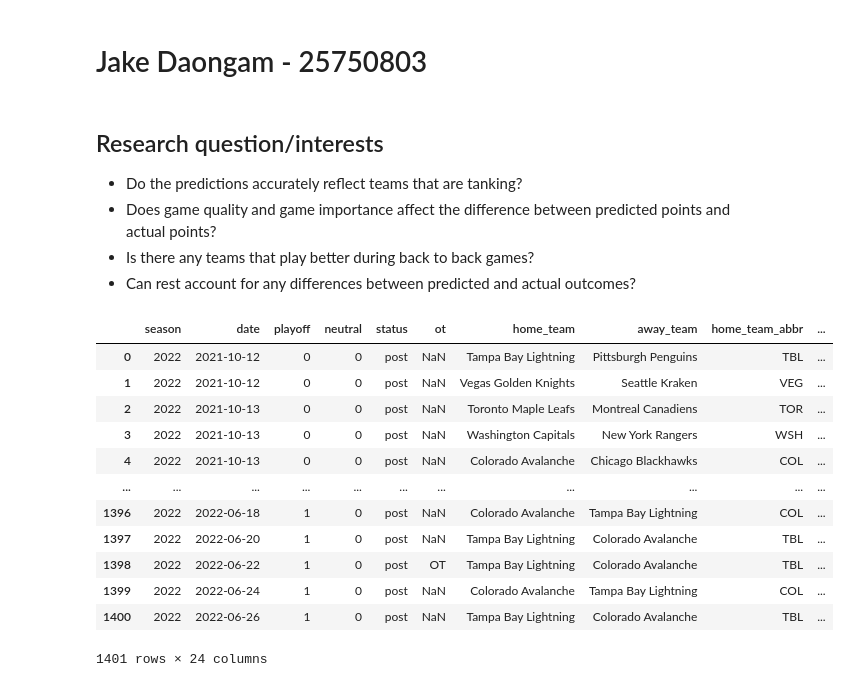
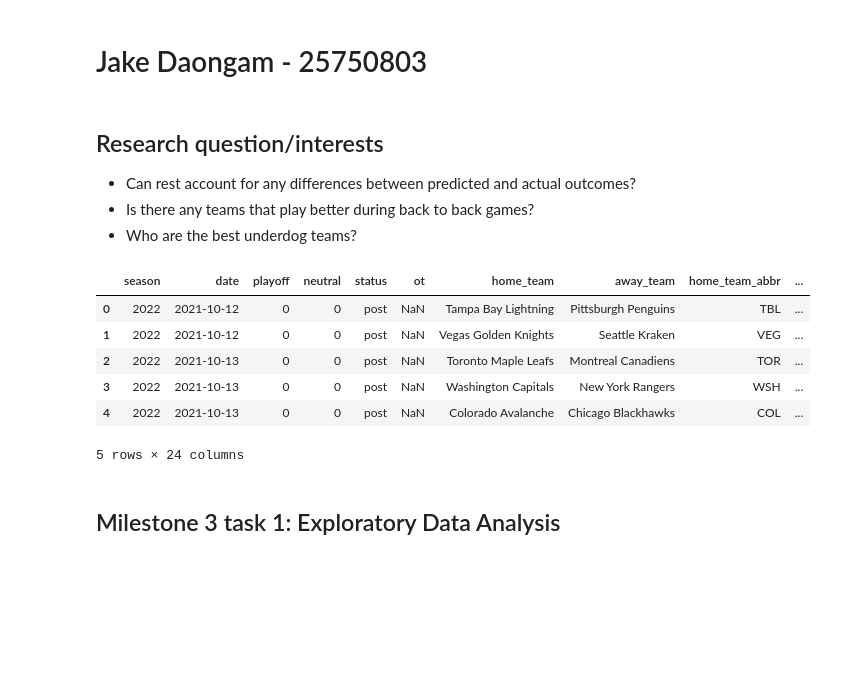
Before and after one commit to ubco-W2022T1-cosc301/project-group10, a Jupyter notebook: notebooks/analysis2.ipynb, the cells around one changed output. Drawn from its saved outputs; the diff is of its cells as text; code cells hidden in the pictures; blank space fills up the shorter version.

Commit message:
Finished Milestone 3 for notebook 2

```diff
--- a/notebooks/analysis2.ipynb
+++ b/notebooks/analysis2.ipynb
@@ -3,7 +3,6 @@
 # %% [markdown]
 ## Research question/interests
 
-- Do the predictions accurately reflect teams that are tanking?
-- Does game quality and game importance affect the difference between predicted points and actual points?
+- Can rest account for any differences between predicted and actual outcomes?
 - Is there any teams that play better during back to back games?
-- Can rest account for any differences between predicted and actual outcomes?
+- Who are the best underdog teams?
@@ -13,17 +18,13 @@ import numpy as np
 # %%
 df = pd.read_csv("../data/raw/nhl_elo_2022.csv")
-display(df)
+df.head()
 # %% [output]
 |  | season | date | playoff | neutral | status | ot | home_team | away_team | home_team_abbr | ... |
 | 0 | 2022 | 2021-10-12 | 0 | 0 | post | NaN | Tampa Bay Lightning | Pittsburgh Penguins | TBL | ... |
 | 1 | 2022 | 2021-10-12 | 0 | 0 | post | NaN | Vegas Golden Knights | Seattle Kraken | VEG | ... |
 | 2 | 2022 | 2021-10-13 | 0 | 0 | post | NaN | Toronto Maple Leafs | Montreal Canadiens | TOR | ... |
 | 3 | 2022 | 2021-10-13 | 0 | 0 | post | NaN | Washington Capitals | New York Rangers | WSH | ... |
 | 4 | 2022 | 2021-10-13 | 0 | 0 | post | NaN | Colorado Avalanche | Chicago Blackhawks | COL | ... |
-| ... | ... | ... | ... | ... | ... | ... | ... | ... | ... | ... |
-| 1396 | 2022 | 2022-06-18 | 1 | 0 | post | NaN | Colorado Avalanche | Tampa Bay Lightning | COL | ... |
-| 1397 | 2022 | 2022-06-20 | 1 | 0 | post | NaN | Tampa Bay Lightning | Colorado Avalanche | TBL | ... |
-| 1398 | 2022 | 2022-06-22 | 1 | 0 | post | OT | Tampa Bay Lightning | Colorado Avalanche | TBL | ... |
-| 1399 | 2022 | 2022-06-24 | 1 | 0 | post | NaN | Colorado Avalanche | Tampa Bay Lightning | COL | ... |
-| 1400 | 2022 | 2022-06-26 | 1 | 0 | post | NaN | Tampa Bay Lightning | Colorado Avalanche | TBL | ... |
-1401 rows × 24 columns
+5 rows × 24 columns
+# %% [markdown]
+## Milestone 3 task 1: Exploratory Data Analysis
```
Also changed, not shown: parts of 41 cells of this notebook, 1 other file.
